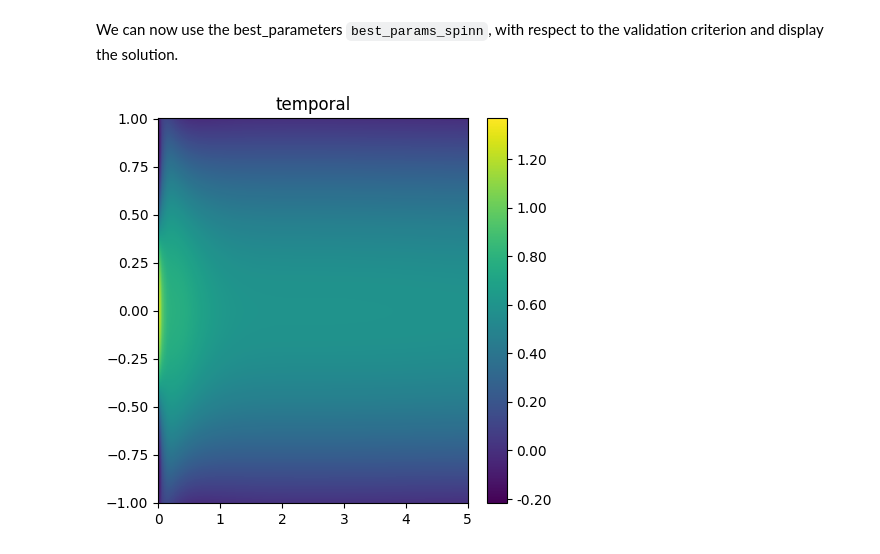
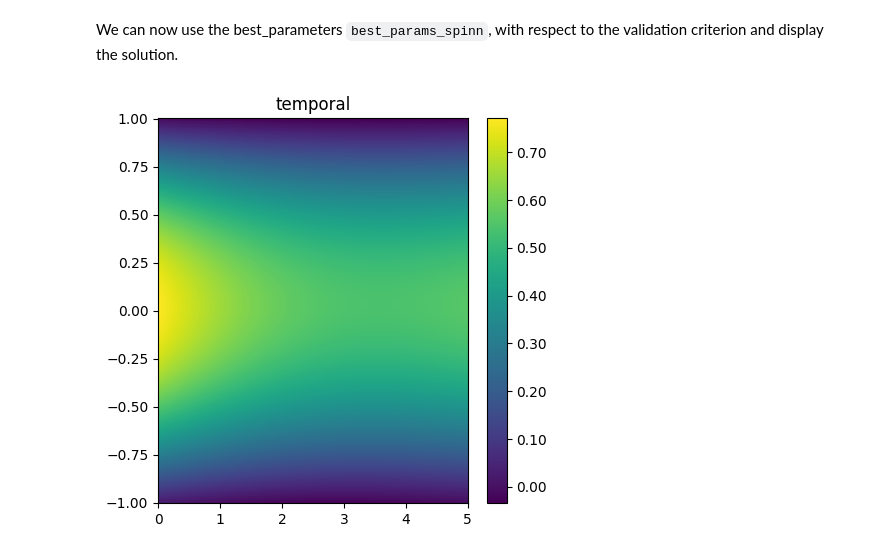
Before and after one commit to mia-jinns/jinns, a Jupyter notebook: Notebooks/Tutorials/introducing_validation_loss.ipynb, the cells around one changed output. Cells and saved outputs as stored; diff of their text form; code cells hidden in the pictures.

```diff
--- a/Notebooks/Tutorials/introducing_validation_loss.ipynb
+++ b/Notebooks/Tutorials/introducing_validation_loss.ipynb
@@ -62,5 +57,3 @@ u_spinn = jinns.utils.create_SPINN(subkey, d, r, eqx_list, "nonstatio_PDE")
-# %%
-init_nn_params_spinn = u_spinn.init_params()
 # %% [markdown]
 Create a DataGenerator object for the training data
 # %%
@@ -106,7 +98,7 @@ mu_init = 0 * jnp.ones((1))
 def u0(x):
     return jnp.squeeze(norm.pdf(x, loc=mu_init, scale=sigma_init))
 
-plt.plot(train_data.omega.sort(axis=0), vmap(u0, (0), 0)(train_data.omega.sort(axis=0)))
+plt.plot(train_data.domain[:,1].sort(axis=0), vmap(u0, (0), 0)(train_data.domain[:,1].sort(axis=0)))
 plt.title(r"Init condition $u_0$")
 # %% [output]
 Text(0.5, 1.0, 'Init condition $u_0$')
@@ -120,7 +112,7 @@ r = 4.
 g = 3.
 l = xmax - xmin
 boundary_condition = "dirichlet"
-omega_boundary_fun = lambda t, dx: 0 # cte func returning 0
+omega_boundary_fun = lambda t_dx: 0 # cte func returning 0
 # %% [markdown]
 Thes loss' `evaluate` method requires a `Params` object, which is an Equinox Module with neural network parameters in the field `nn_params` and the equation parameters in the field `eq_params`.
 # %%
@@ -160,28 +152,34 @@ loss_spinn = jinns.loss.LossPDENonStatio(
 **Create a DataGenerator object for the validation data**: The same as for the train data but we do not want mini-batches over the validation dataset. We simply let the size of the batch be the total size of the dataset `omega_batch_size=n` and `temporal_batch_size=nt`.
 # %%
 n = 1000
-nb = 2
-nt = 1000
-omega_batch_size = 1000
-temporal_batch_size = 1000
-omega_border_batch_size = 2 # Recall that the size here is irrelevant when the dimension of $\Omega$ is 1
+nb = 1000
+ni = 1000
+domain_batch_size = 32
+initial_batch_size = 32
+border_batch_size = 32
+dim = 1
+xmin = -1
+xmax = 1
+tmin = 0
+tmax = 1
+method = "uniform"
 
 Tmax = 5
+
 key, subkey = random.split(key)
 validation_data = jinns.data.CubicMeshPDENonStatio(
     key=subkey,
     n=n,
     nb=nb,
-    nt=nt,
-    omega_batch_size=n,
-    omega_border_batch_size=omega_border_batch_size,
-    temporal_batch_size=nt,
+    ni=ni,
+    domain_batch_size=domain_batch_size,
+    border_batch_size=border_batch_size,
+    initial_batch_size=initial_batch_size,
     dim=dim,
     min_pts=(xmin,),
     max_pts=(xmax,),
     tmin=tmin,
-    tmax=tmax,
-    cartesian_product=False,
+    tmax=tmax
 )
 # %% [markdown]
 Here, we work with a vanilla validation procedure already implemented in **jinns** by the `ValidationLoss` module. This consists of evaluating the whole loss on a validation dataset and optionally triggering (or not) an early stopping procedure. The `call_every` attribute represents how often the validation step is called during training, and the
@@ -249,11 +249,11 @@ val_times = jnp.linspace(tmin, tmax, ntime)
 # %% [markdown]
 We can now use the best_parameters `best_params_spinn`, with respect to the validation criterion and display the solution.
 # %%
-u_est_spinn = lambda t, x: u_spinn(t, x, best_params_spinn.nn_params)
+u_est_spinn = lambda t_x: u_spinn(t_x, best_params_spinn.nn_params)
 # same subkey
 jinns.plot.plot1d_image(u_est_spinn, xdata=val_xdata, times=val_times, Tmax=Tmax, cmap="viridis", colorbar=True, figsize=(5, 5), title="temporal", spinn=True)
 # %% [output]
-[figure, old version]
+[figure, new version]
 # %%
 time_slices = [0, 0.02, 0.2, 0.4, 1]
 jinns.plot.plot1d_slice(u_est_spinn, xdata=val_xdata, time_slices=time_slices, Tmax=Tmax, figsize=(5, 5), spinn=True)
```
Also changed, not shown: parts of 9 cells of this notebook, 3 other files.
